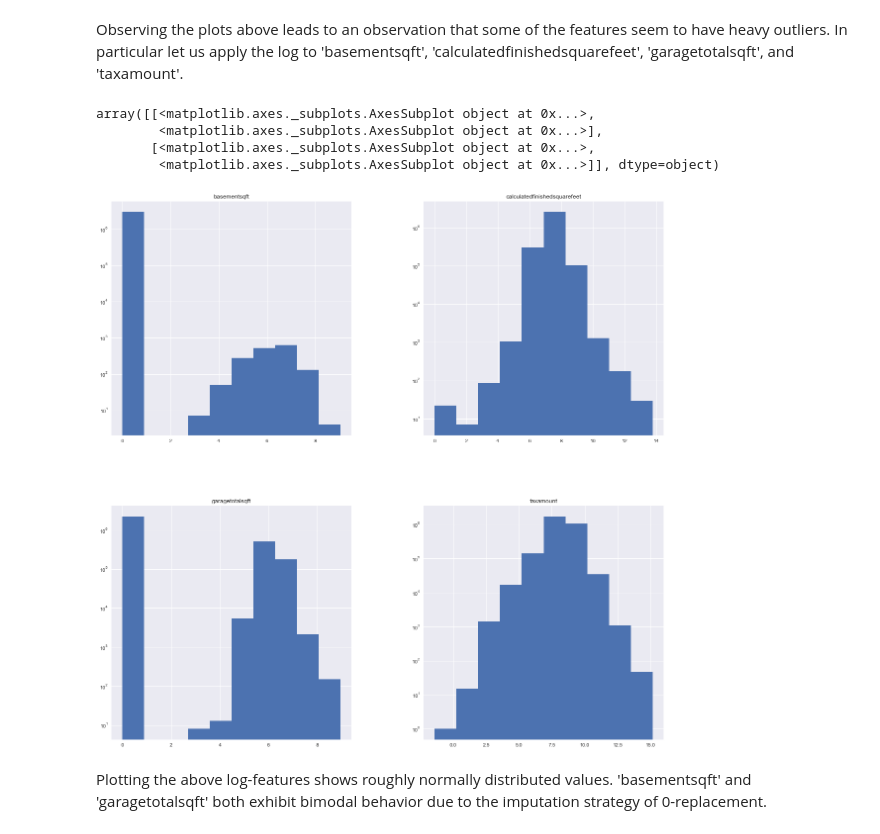
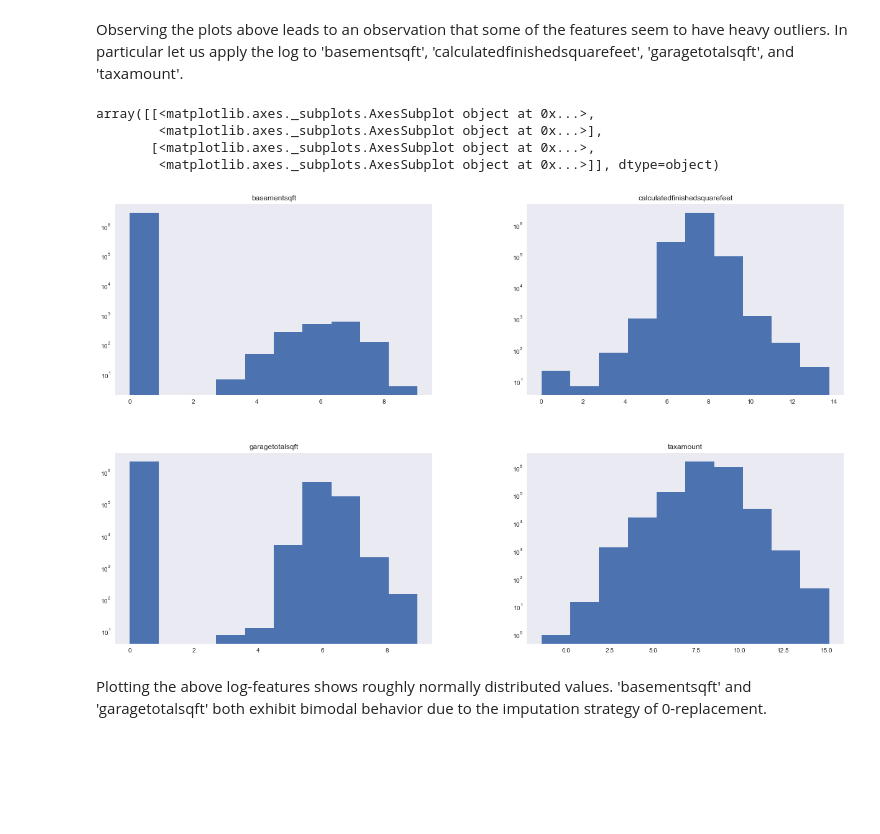
Before and after one commit to moduIo/Data-Science, a Jupyter notebook: HW3/HW3.ipynb, the cells around one changed output. Cells and saved outputs as stored; diff of their text form; code cells hidden in the pictures; blank space fills up the shorter version.

```diff
--- a/HW3/HW3.ipynb
+++ b/HW3/HW3.ipynb
@@ -20,7 +20,7 @@ from sklearn.metrics.pairwise import euclidean_distances
 from scipy.stats import zscore
 
 %matplotlib inline
-matplotlib.rcParams['figure.figsize'] = (20,20)
+matplotlib.rcParams['figure.figsize'] = (21,13)
 # %%
 # Load dataset as data matrix X
 X = pd.read_csv(open("properties_2017.csv", "rb"))
@@ -101,13 +101,13 @@ Observing the plots above leads to an observation that some of the features seem
 # %%
 imputed_scoring_features[['basementsqft', 'calculatedfinishedsquarefeet', 'garagetotalsqft', 'taxamount']] = imputed_scoring_features[['basementsqft', 'calculatedfinishedsquarefeet', 'garagetotalsqft', 'taxamount']].apply(np.log).replace([np.inf, -np.inf], 0)
 # %%
-imputed_scoring_features[['basementsqft', 'calculatedfinishedsquarefeet', 'garagetotalsqft', 'taxamount']].hist(log=True)
+imputed_scoring_features[['basementsqft', 'calculatedfinishedsquarefeet', 'garagetotalsqft', 'taxamount']].hist(log=True, grid=False)
 # %% [output]
 array([[<matplotlib.axes._subplots.AxesSubplot object at 0x...>,
         <matplotlib.axes._subplots.AxesSubplot object at 0x...>],
        [<matplotlib.axes._subplots.AxesSubplot object at 0x...>,
         <matplotlib.axes._subplots.AxesSubplot object at 0x...>]], dtype=object)
-[figure, old version]
+[figure, new version]
 # %% [markdown]
 Plotting the above log-features shows roughly normally distributed values.  'basementsqft' and 'garagetotalsqft' both exhibit bimodal behavior due to the imputation strategy of 0-replacement.
 # %% [markdown]
```
Also changed, not shown: parts of 9 cells of this notebook.
